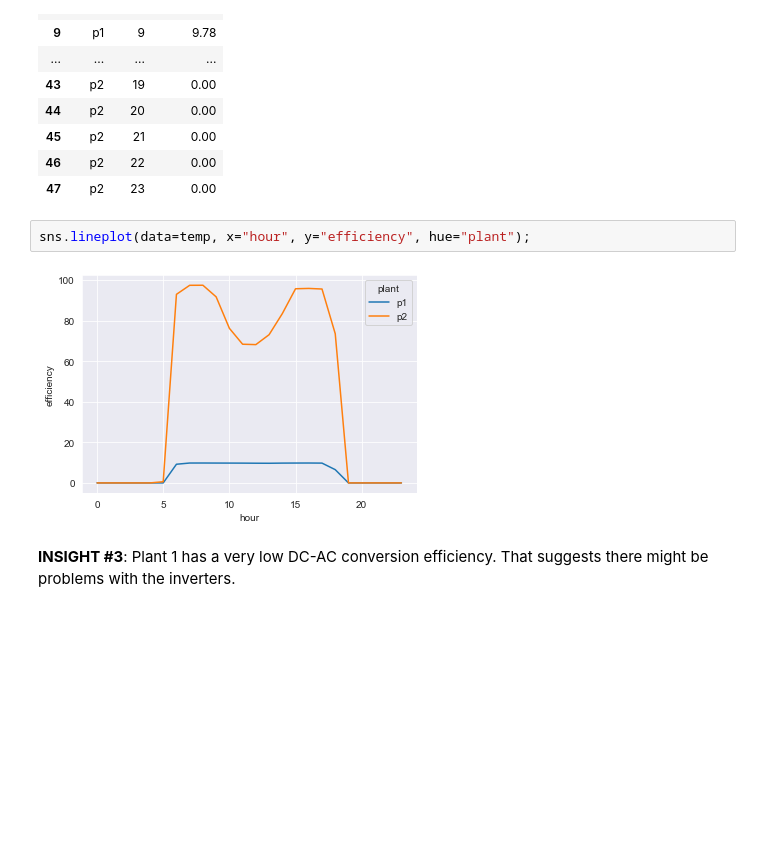
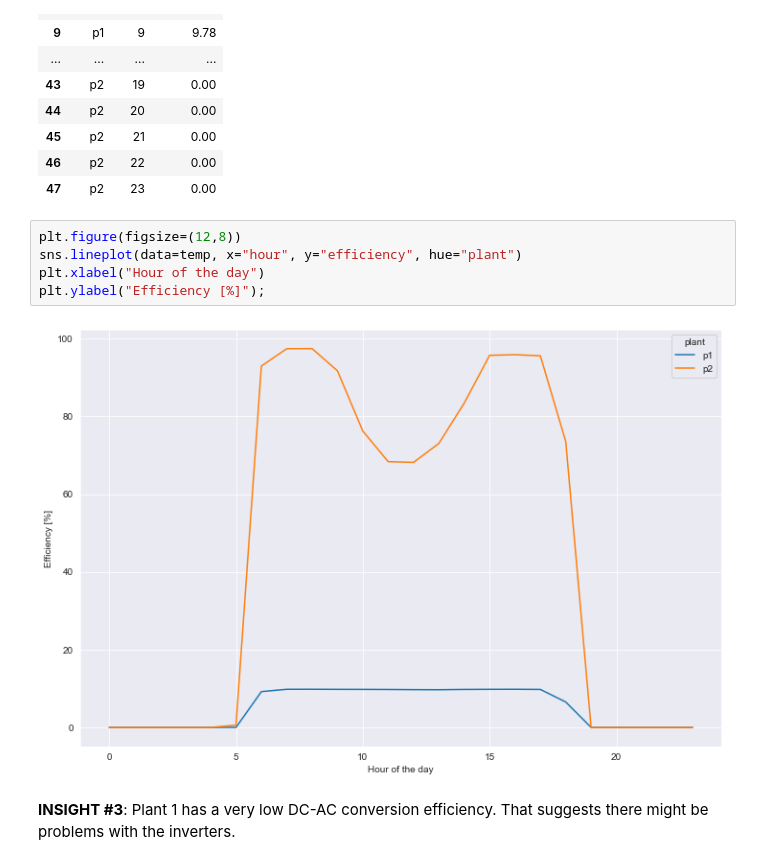
Before and after one commit to luis-cj/data-science-solar-power-plant, a Jupyter notebook: solar_power_plant_part_3.ipynb, the cells around one changed output. Saved outputs shown, nothing was run; the diff lists cells and outputs as text; blank space fills up the shorter version.

```diff
--- a/solar_power_plant_part_3.ipynb
+++ b/solar_power_plant_part_3.ipynb
@@ -399,9 +406,12 @@ temp
 | 46 | p2 | 22 | 0.00 |
 | 47 | p2 | 23 | 0.00 |
 # %%
-sns.lineplot(data=temp, x="hour", y="efficiency", hue="plant");
+plt.figure(figsize=(12,8))
+sns.lineplot(data=temp, x="hour", y="efficiency", hue="plant")
+plt.xlabel("Hour of the day")
+plt.ylabel("Efficiency [%]");
 # %% [output]
-[figure, old version]
+[figure, new version]
 # %% [markdown]
 **INSIGHT #3**: Plant 1 has a very low DC-AC conversion efficiency. That suggests there might be problems with the inverters.
 # %% [markdown]
```
Also changed, not shown: parts of 8 cells of this notebook, 10 other files.
